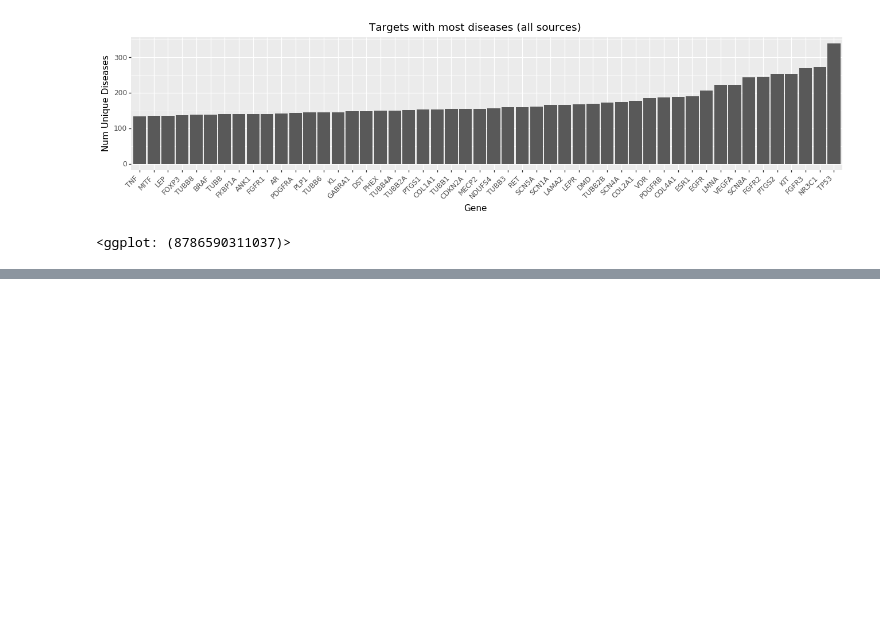
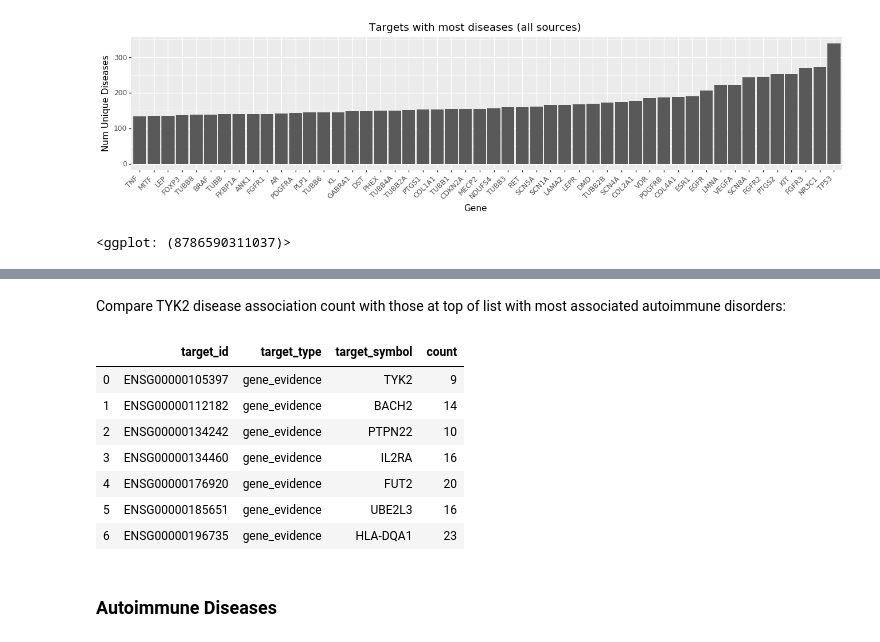
Before and after one commit to hammer/ot-ev, a Jupyter notebook: eda/data-pipeline/notebooks/evidence-eda.ipynb, the cells around one changed output, grey strips where cells are left out. Saved outputs shown, nothing was run; the diff lists cells and outputs as text; code cells hidden in the pictures; blank space fills up the shorter version.

```diff
--- a/eda/data-pipeline/notebooks/evidence-eda.ipynb
+++ b/eda/data-pipeline/notebooks/evidence-eda.ipynb
@@ -594,0 +652,24 @@ plot_frequent_targets_with_disease(dftd.pipe(lambda df: df[df['source'] == 'gwas
+# %% [markdown]
+Compare TYK2 disease association count with those at top of list with most associated autoimmune disorders:
+# %%
+(
+    dftd
+    .pipe(lambda df: df[df['source'] == 'gwas_catalog'])
+    .pipe(lambda df: df[df['target_symbol'].isin([
+        'IL2RA', 'FUT2', 'UBE2L3', 'TYK2',
+        'PTPN22', 'BACH2', 'HLA-DQA1'
+    ])])
+    .groupby(['target_id', 'target_type', 'target_symbol'])['disease_id'].nunique()
+    .rename('count').reset_index()
+)
+# %% [output]
+|  | target_id | target_type | target_symbol | count |
+| 0 | ENSG00000105397 | gene_evidence | TYK2 | 9 |
+| 1 | ENSG00000112182 | gene_evidence | BACH2 | 14 |
+| 2 | ENSG00000134242 | gene_evidence | PTPN22 | 10 |
+| 3 | ENSG00000134460 | gene_evidence | IL2RA | 16 |
+| 4 | ENSG00000176920 | gene_evidence | FUT2 | 20 |
+| 5 | ENSG00000185651 | gene_evidence | UBE2L3 | 16 |
+| 6 | ENSG00000196735 | gene_evidence | HLA-DQA1 | 23 |
+# %% [markdown]
+### Autoimmune Diseases
```
Also changed, not shown: parts of 9 cells of this notebook.
